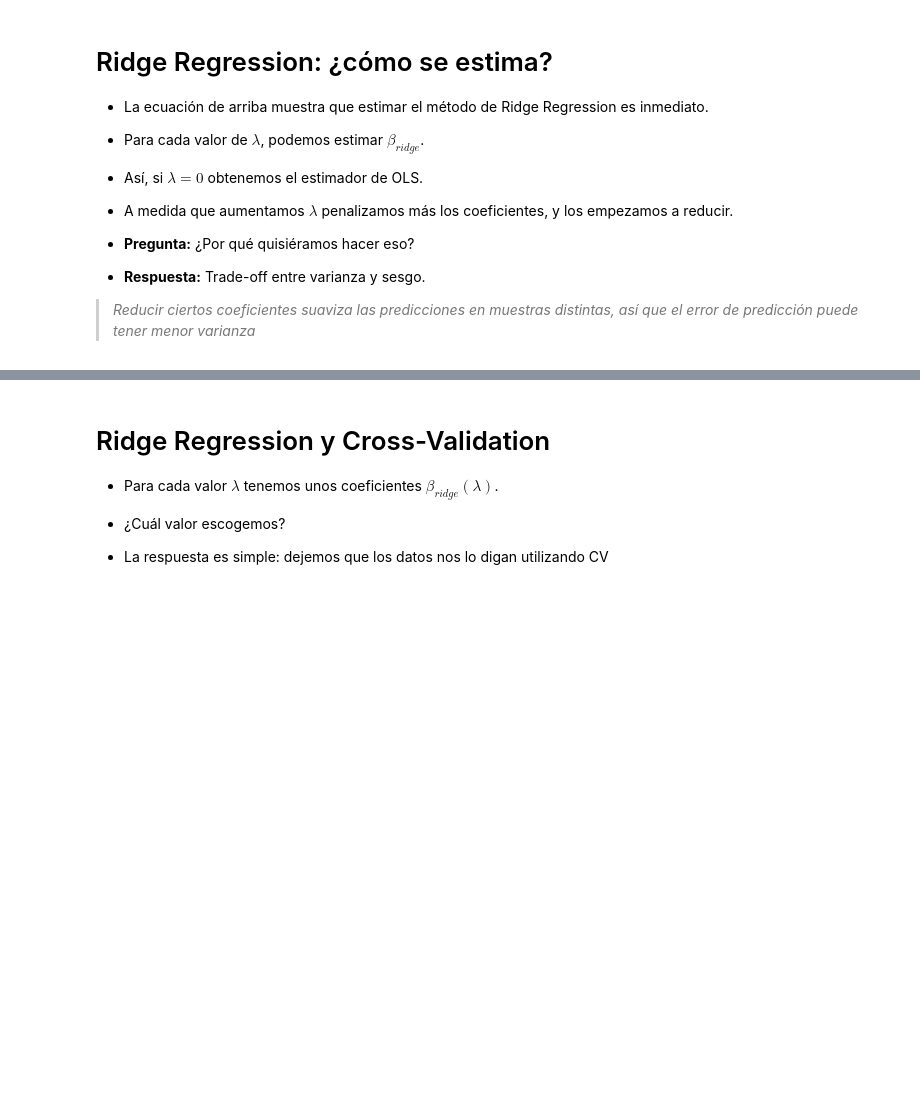
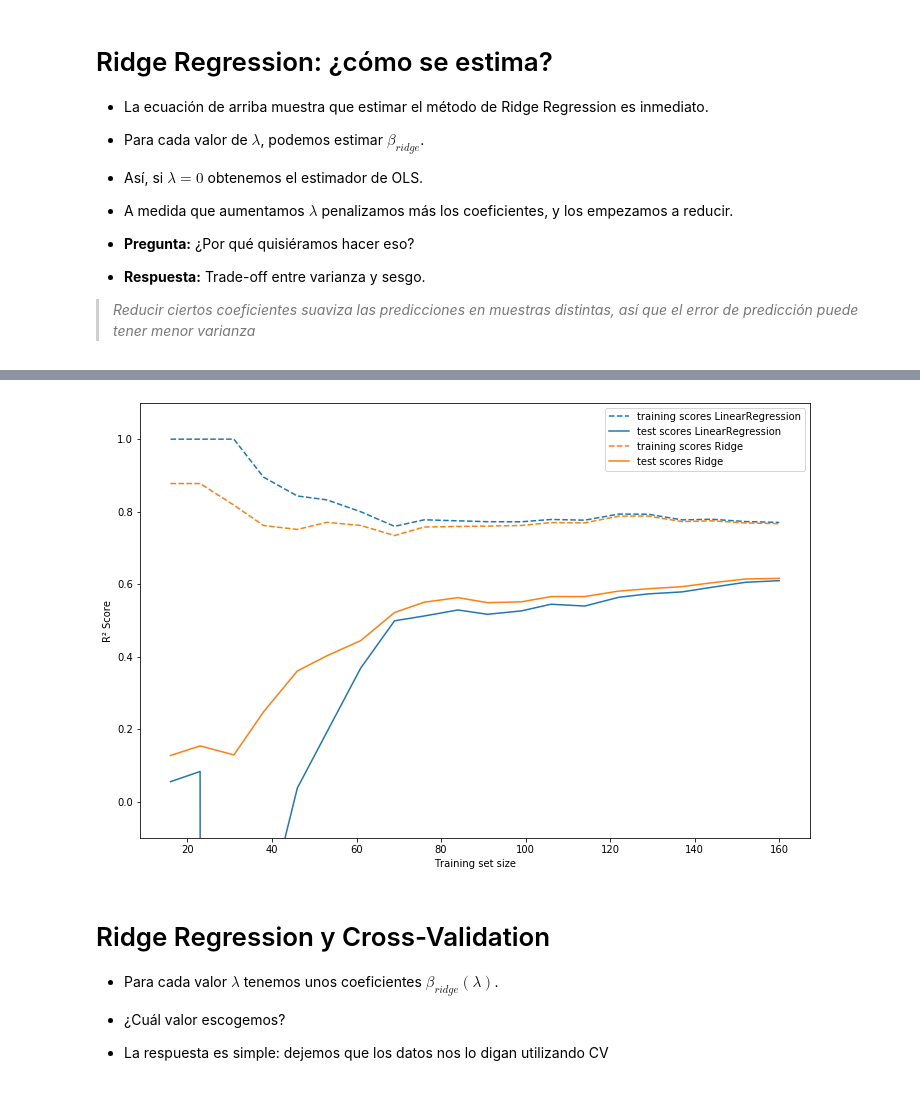
Before and after one commit to cgrandet/CIDE_DS, a Jupyter notebook: Clases/Clase_5_ModelosLineales.ipynb, the cells around one changed output, grey strips where cells are left out. Cells and saved outputs as stored; diff of their text form; code cells hidden in the pictures; blank space fills up the shorter version.

```diff
--- a/Clases/Clase_5_ModelosLineales.ipynb
+++ b/Clases/Clase_5_ModelosLineales.ipynb
@@ -837,3 +941,9 @@ $$
+# %%
+plt.figure(figsize=(12, 8))
+plot_learning_curve(LinearRegression(), X, y)
+plot_learning_curve(Ridge(alpha=10), X, y)
+# %% [output]
+[figure, added]
 # %% [markdown]
 # Ridge Regression y Cross-Validation
 
```
Also changed, not shown: parts of 19 cells of this notebook.
